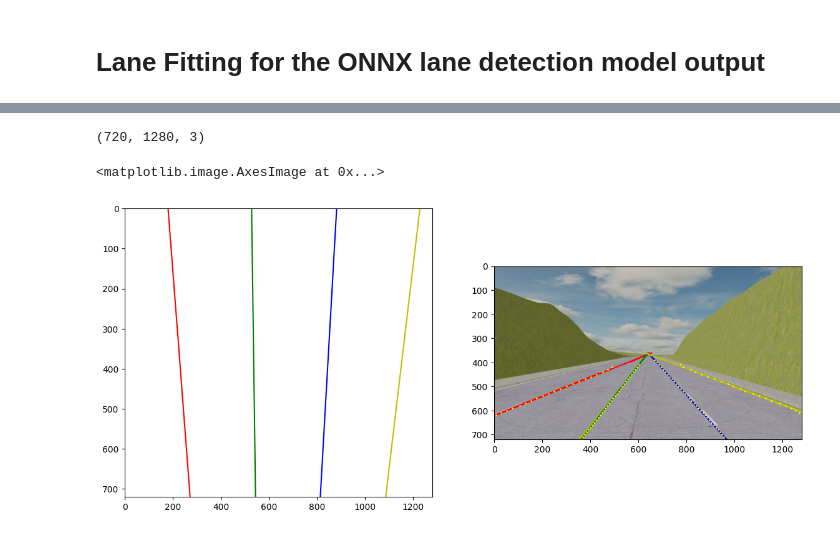
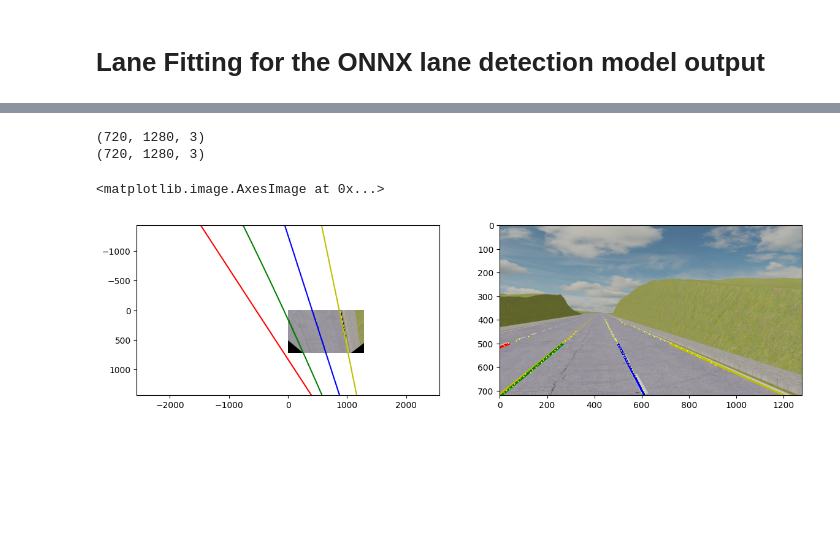
Before and after one commit to alexander-toch/lane-detection-e2e-attack, a Jupyter notebook: lanefitting/lanefitting.ipynb, the cells around one changed output, grey strips where cells are left out. Cells and saved outputs as stored; diff of their text form; code cells hidden in the pictures; blank space fills up the shorter version.

Commit message:
fix lane fitting

```diff
--- a/lanefitting/lanefitting.ipynb
+++ b/lanefitting/lanefitting.ipynb
@@ -14,7 +14,8 @@ import pytorch_auto_drive.functional as F
 from lanefitting import get_steering_angle
 
 
-FILENAME = 'example_input.jpg'
+FILENAME = '100.jpg'
+# FILENAME = 'example_input.jpg'
 # results, keypoints = inference(FILENAME, model_path='../../resnet50_resa_tusimple_20211019.onnx')
 results, keypoints = inference(FILENAME, model_path='../../resnet50_resa_culane_20211016.onnx')
 
@@ -37,8 +38,8 @@ for i, lane in enumerate(keypoints):
 def getTransformMatrix(inpImage):
     # manually selected source and destination points
     print(inpImage.shape)
-    src =  np.float32([[480, 500], [800, 500], [inpImage.shape[1]-50, inpImage.shape[0]],  [150, inpImage.shape[0]]])
-    line_dst_offset = 300
+    src =  np.float32([[470, 500], [800, 500], [inpImage.shape[1]-50, inpImage.shape[0]],  [150, inpImage.shape[0]]])
+    line_dst_offset = 200
 
     dst = np.float32([[src[3][0] + line_dst_offset, 0], \
           [src[2][0] - line_dst_offset, 0], \
@@ -110,52 +112,51 @@ lanes = perspectiveWarp(keypoints, infered_img)
 # %%
 # Lane fitting
 
 fig, (ax1, ax2) = plt.subplots(1, 2, figsize=(14, 6))
 
-ax1.set_xlim([0,infered_img.shape[1]])
-ax1.set_ylim([0,infered_img.shape[0]])
+ax1.set_xlim([-infered_img.shape[1]*2,infered_img.shape[1]*2])
+ax1.set_ylim([-infered_img.shape[0]*2,infered_img.shape[0]*2])
 ax1.invert_yaxis()
+ax1.imshow(perspectiveWarpImage(infered_img))
+
 colors = ['r', 'g', 'b', 'y', 'c', 'm']
 matrix, matrix_inv = getTransformMatrix(infered_img)
 
 lanes_transformed = []
 polyonoms = []
 
 for i, lane in enumerate(lanes):
-    polynom = np.polyfit(lane[:,0], lane[:,1], 2)
-    predict = np.poly1d(polynom)
-    polyonoms.append(predict)
-    x_lin_reg = range(0, infered_img.shape[1])
-    y_lin_reg = predict(x_lin_reg)
+    polynom = np.polyfit(lane[:,1], lane[:,0], 2) # note that we are fitting for y, x
+    polynom_function = np.poly1d(polynom) # we want to predict x values for a given height (y)
+    polyonoms.append(polynom_function)
+
     ax1.invert_yaxis()
-    ax1.plot(x_lin_reg, y_lin_reg, c = colors[i])
+    y_range_debug = np.linspace(-infered_img.shape[0]*2, infered_img.shape[0]*2, infered_img.shape[0])
+    x_predictions_debug = polynom_function(y_range_debug)
+    ax1.plot(x_predictions_debug, y_range_debug, c = colors[i])
+
+    y_range = np.linspace(0, infered_img.shape[0] - 1, infered_img.shape[0])
+    x_predictions = polynom_function(y_range)
 
     lane_points_transformed=[[],[]]
-    for point in x_lin_reg:
-        point = (point, predict(point))
-        px = (matrix_inv[0][0]*point[0] + matrix_inv[0][1]*point[1] + matrix_inv[0][2]) / ((matrix_inv[2][0]*point[0] + matrix_inv[2][1]*point[1] + matrix_inv[2][2]))
-        py = (matrix_inv[1][0]*point[0] + matrix_inv[1][1]*point[1] + matrix_inv[1][2]) / ((matrix_inv[2][0]*point[0] + matrix_inv[2][1]*point[1] + matrix_inv[2][2]))
-        p = (px, py)
-        # TODO: check this limit
-        if py > infered_img.shape[0] / 2:
-            lane_points_transformed[0].append(px)
-            lane_points_transformed[1].append(py)
-    # plt.scatter(lane_points_transformed[0], lane_points_transformed[1], s=10, c=colors[i], marker='o')
-    lanes_transformed.append(lane_points_transformed)
+    transform = cv2.perspectiveTransform(np.vstack((x_predictions, y_range)).T[np.newaxis, ...], matrix_inv)
+    transform =  [transform[0][:,0], transform[0][:,1]]
+    lanes_transformed.append(transform)
 
 from PIL import Image
 # overlay the original image
 original_img = Image.open(FILENAME)
 for i, lane in enumerate(lanes_transformed):
-    ax2.plot(lane[0], lane[1], c = colors[i], zorder=1)
-# ax2.fill_betweenx(lanes_transformed[1][1], lanes_transformed[1][0], lanes_transformed[2][0])
+    ax2.scatter(lane[0], lane[1],s=1, c = colors[i], zorder=1)
+
 # print initial keypoints
 for lane in keypoints:
     for point in lane:
-        ax2.scatter(point[0], point[1], marker="2", color="yellow", s=2, zorder=2)
+        ax2.scatter(point[0], point[1], marker="2", color="yellow", s=1, zorder=2)
 ax2.imshow(original_img)
 # %% [output]
 (720, 1280, 3)
+(720, 1280, 3)
 <matplotlib.image.AxesImage at 0x...>
-[figure, old version]
+[figure, new version]
 # %%
```
Also changed, not shown: parts of 5 cells of this notebook, 2 other files.
